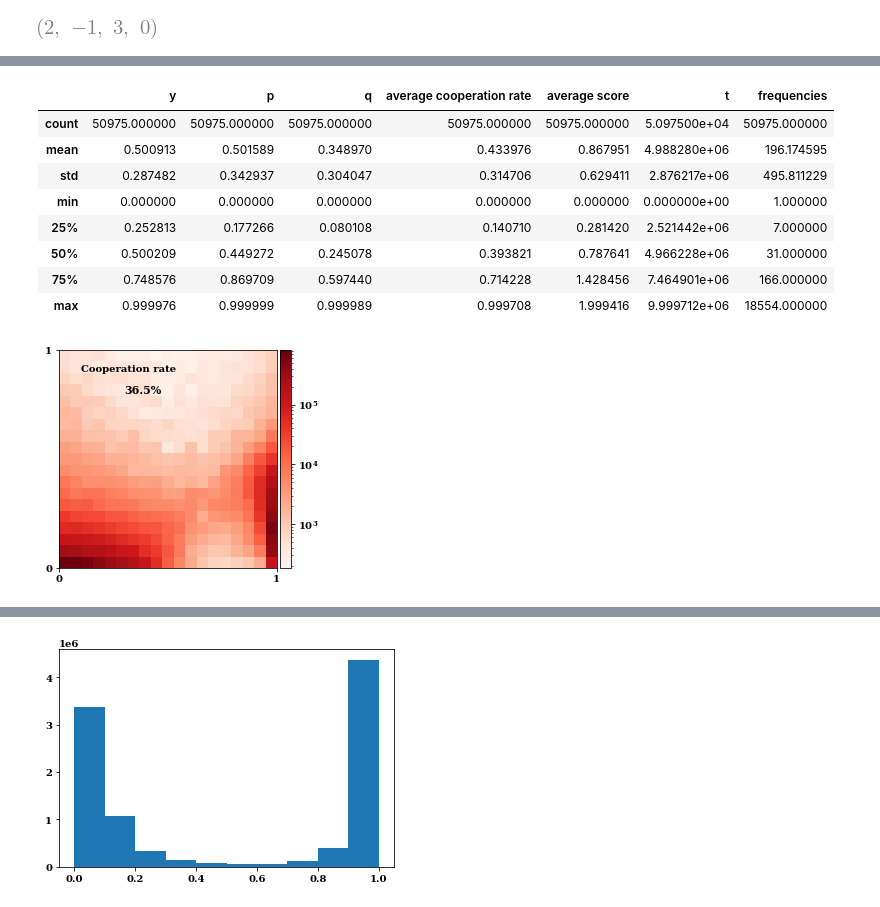
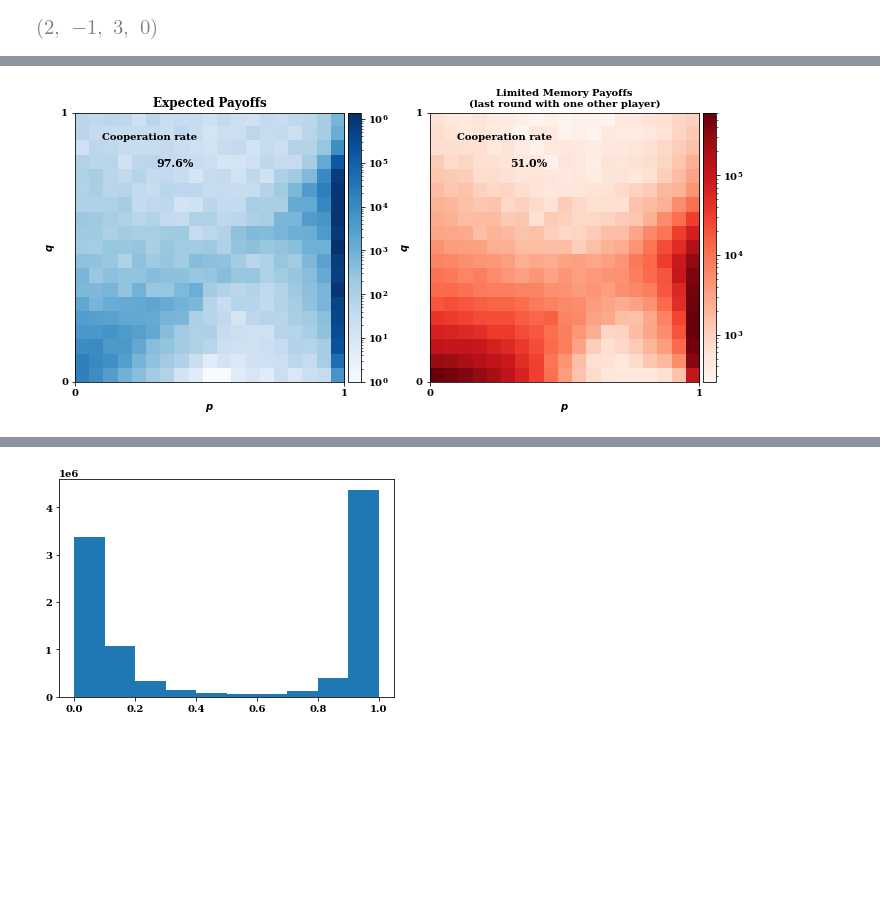
Before and after one commit to Nikoleta-v3/evolution-of-cooperation-with-limited-updating-payoff-memory, a Jupyter notebook: nbs/Numerical results.ipynb, the cells around one changed output, grey strips where cells are left out. Saved outputs shown, nothing was run; the diff lists cells and outputs as text; code cells hidden in the pictures; blank space fills up the shorter version.

```diff
--- a/nbs/Numerical results.ipynb
+++ b/nbs/Numerical results.ipynb
@@ -157,7 +157,7 @@ evol_dynamics.formulation.probability_being_in_state_T(
 # %% [markdown]
 **Plotting simulation results**
 # %%
-exp = pd.read_csv("../matlab/data/expected/clean_c_1_b_3_stochastic_0.csv")
+exp = pd.read_csv("../matlab/data/expected/clean_c_1_b_10_stochastic_0.csv")
 # %%
 text_file = open("../matlab/data/expected/beta_10_stochastic_0.txt", "r")
 data = text_file.readlines()
@@ -214,17 +188,5 @@ axes.text(.30, .8, f"{round(sum(exp['average cooperation rate'] * (exp['frequenc
 # %%
-stoch = pd.read_csv("matlab/data/stochastic/clean_c_1_b_3_stochastic_1.csv")
+stoch = pd.read_csv("../matlab/data/stochastic/clean_c_1_b_10_stochastic_1.csv")
-# %%
-stoch.describe()
-# %% [output]
-|  | y | p | q | average cooperation rate | average score | t | frequencies |
-| count | 50975.000000 | 50975.000000 | 50975.000000 | 50975.000000 | 50975.000000 | 5.097500e+04 | 50975.000000 |
-| mean | 0.500913 | 0.501589 | 0.348970 | 0.433976 | 0.867951 | 4.988280e+06 | 196.174595 |
-| std | 0.287482 | 0.342937 | 0.304047 | 0.314706 | 0.629411 | 2.876217e+06 | 495.811229 |
-| min | 0.000000 | 0.000000 | 0.000000 | 0.000000 | 0.000000 | 0.000000e+00 | 1.000000 |
-| 25% | 0.252813 | 0.177266 | 0.080108 | 0.140710 | 0.281420 | 2.521442e+06 | 7.000000 |
-| 50% | 0.500209 | 0.449272 | 0.245078 | 0.393821 | 0.787641 | 4.966228e+06 | 31.000000 |
-| 75% | 0.748576 | 0.869709 | 0.597440 | 0.714228 | 1.428456 | 7.464901e+06 | 166.000000 |
-| max | 0.999976 | 0.999999 | 0.999989 | 0.999708 | 1.999416 | 9.999712e+06 | 18554.000000 |
 # %%
 stoch = stoch.drop_duplicates()
 # %%
@@ -234,24 +196,53 @@ for p, q, v in zip(stoch["p"], stoch["q"], stoch["frequencies"]):
         ps_stoch.append(p)
         qs_stoch.append(q)
 # %%
-fig, axes = plt.subplots()
+fig, axes = plt.subplots(ncols=2, figsize=(10, 7))
+
+
+heatmap, xedges, yedges = np.histogram2d(ps, qs, bins=19)
+
+extent = [xedges[0], xedges[-1], yedges[0], yedges[-1]]
+
+im = axes[0].imshow(heatmap.T, extent=extent, origin="lower", cmap=cmap, norm=colors.LogNorm(vmin=heatmap.min(),
+                                                                                    vmax=heatmap.max()))
+
+divider = make_axes_locatable(axes[0])
+cax = divider.append_axes('right', size='5%', pad=0.05)
+fig.colorbar(im, cax=cax, orientation='vertical')
+
+
 
 heatmap, xedges, yedges = np.histogram2d(ps_stoch, qs_stoch, bins=19)
 
 extent = [xedges[0], xedges[-1], yedges[0], yedges[-1]]
 
-im = axes.imshow(heatmap.T, extent=extent, origin="lower", cmap=matplotlib.cm.get_cmap("Reds"),
-                 norm=colors.LogNorm(vmin=heatmap.min(), vmax=heatmap.max()))
+im = axes[1].imshow(heatmap.T, extent=extent, origin="lower", cmap=matplotlib.cm.get_cmap("Reds"),
+                 norm=colors.LogNorm(vmin=heatmap.min(),
+                                                                                    vmax=heatmap.max()))
 
-divider = make_axes_locatable(axes)
+divider = make_axes_locatable(axes[1])
 cax = divider.append_axes('right', size='5%', pad=0.05)
 fig.colorbar(im, cax=cax, orientation='vertical')
 
-axes.set_xticks(np.linspace(0, 1, 2))
-axes.set_yticks(np.linspace(0, 1, 2));
 
-axes.text(.1, .9, "Cooperation rate", color='black', fontsize=10)
-axes.text(.30, .8, f"{round(sum(stoch['average cooperation rate'] * (stoch['frequencies'] / 10 ** 7)), 3) * 100}%",
+
+
+for i, df in enumerate([exp, stoch]):
+    axes[i].set_xticks(np.linspace(0, 1, 2))
+    axes[i].set_yticks(np.linspace(0, 1, 2));
+    axes[i].set_xlabel("$p$")
+    axes[i].set_ylabel("$q$")
+
+    axes[i].text(.1, .9, "Cooperation rate", color='black', fontsize=10)
+    axes[i].text(.30, .8, f"{round(sum(df['average cooperation rate'] * (df['frequencies'] / 10 ** 7)), 3) * 100}%",
           color='black', fontsize=11);
+
+
+axes[0].set_title("Expected Payoffs", weight="bold");
+axes[1].set_title("Limited Memory Payoffs" "\n" "(last round with one other player)", weight="bold", fontsize=10);
+
+fig.tight_layout()
+
+fig.savefig("../static/expected_and_stochastic_for_donation_game_b_10.pdf", )
 # %% [output]
-[figure, old version]
+[figure, new version]
```
Also changed, not shown: parts of 2 cells of this notebook, 12 other files.
